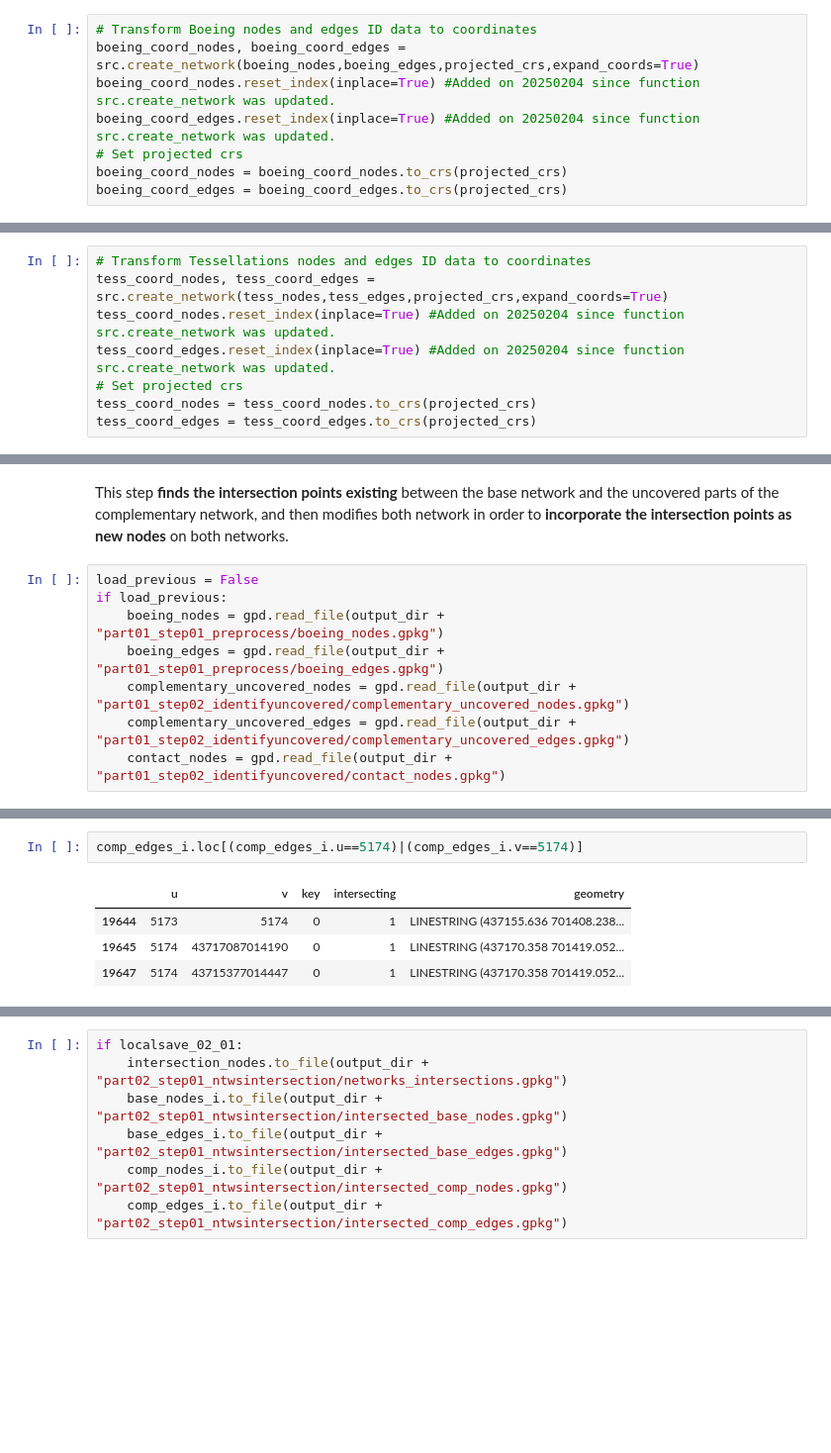
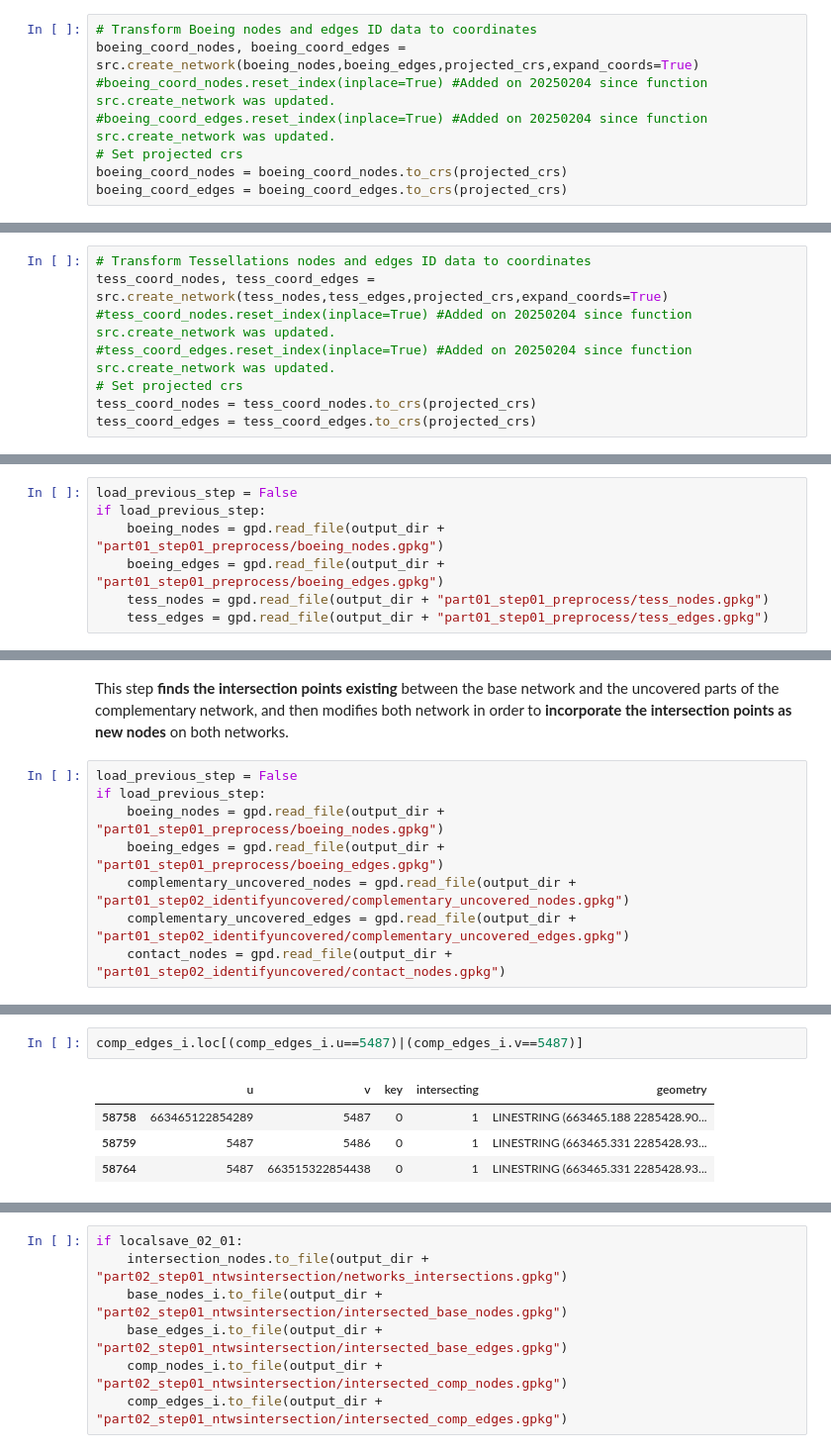
Before and after one commit to Observatorio-Ciudades/vref_walkability_index, a Jupyter notebook: notebooks/01_PL_04_Combine_networks.ipynb, the cells around one changed output, grey strips where cells are left out. Shown at 99% size. Saved outputs shown, nothing was run; the diff lists cells and outputs as text; blank space fills up the shorter version.

Commit message:
Guadalajara combine networks WIP02

```diff
--- a/notebooks/01_PL_04_Combine_networks.ipynb
+++ b/notebooks/01_PL_04_Combine_networks.ipynb
@@ -1444,8 +1496,8 @@ EPSG:32613
 # %%
 # Transform Boeing nodes and edges ID data to coordinates
 boeing_coord_nodes, boeing_coord_edges = src.create_network(boeing_nodes,boeing_edges,projected_crs,expand_coords=True)
-boeing_coord_nodes.reset_index(inplace=True) #Added on 20250204 since function src.create_network was updated.
-boeing_coord_edges.reset_index(inplace=True) #Added on 20250204 since function src.create_network was updated.
+#boeing_coord_nodes.reset_index(inplace=True) #Added on 20250204 since function src.create_network was updated.
+#boeing_coord_edges.reset_index(inplace=True) #Added on 20250204 since function src.create_network was updated.
 # Set projected crs
 boeing_coord_nodes = boeing_coord_nodes.to_crs(projected_crs)
 boeing_coord_edges = boeing_coord_edges.to_crs(projected_crs)
@@ -1560,8 +1628,8 @@ EPSG:32613
 # %%
 # Transform Tessellations nodes and edges ID data to coordinates
 tess_coord_nodes, tess_coord_edges = src.create_network(tess_nodes,tess_edges,projected_crs,expand_coords=True)
-tess_coord_nodes.reset_index(inplace=True) #Added on 20250204 since function src.create_network was updated.
-tess_coord_edges.reset_index(inplace=True) #Added on 20250204 since function src.create_network was updated.
+#tess_coord_nodes.reset_index(inplace=True) #Added on 20250204 since function src.create_network was updated.
+#tess_coord_edges.reset_index(inplace=True) #Added on 20250204 since function src.create_network was updated.
 # Set projected crs
 tess_coord_nodes = tess_coord_nodes.to_crs(projected_crs)
 tess_coord_edges = tess_coord_edges.to_crs(projected_crs)
@@ -1763,6 +1858,13 @@ complementary_network: tessellations
 4. Select the complementary_nodes that connect to the uncovered edges found
 5. Find the nodes that would be used to connect the uncovered part of the complementary network to the base network
 6. Identify and shorten edges that extend into the base network and would be useful to create further connections
+# %%
+load_previous_step = False
+if load_previous_step:
+    boeing_nodes = gpd.read_file(output_dir + "part01_step01_preprocess/boeing_nodes.gpkg")
+    boeing_edges = gpd.read_file(output_dir + "part01_step01_preprocess/boeing_edges.gpkg")
+    tess_nodes = gpd.read_file(output_dir + "part01_step01_preprocess/tess_nodes.gpkg")
+    tess_edges = gpd.read_file(output_dir + "part01_step01_preprocess/tess_edges.gpkg")
 # %%
 # Run identify_uncovered function
 distance = 10
@@ -1800,8 +1902,8 @@ if localsave_01_02:
 # %% [markdown]
 This step __finds the intersection points existing__ between the base network and the uncovered parts of the complementary network, and then modifies both network in order to __incorporate the intersection points as new nodes__ on both networks.
 # %%
-load_previous = False
-if load_previous:
+load_previous_step = False
+if load_previous_step:
     boeing_nodes = gpd.read_file(output_dir + "part01_step01_preprocess/boeing_nodes.gpkg")
     boeing_edges = gpd.read_file(output_dir + "part01_step01_preprocess/boeing_edges.gpkg")
     complementary_uncovered_nodes = gpd.read_file(output_dir + "part01_step02_identifyuncovered/complementary_uncovered_nodes.gpkg")
@@ -1960,10 +2080,10 @@ Dropped mirrored edge_ids: ['2585435207169802330', '4477435655968997000', '51744
 # %%
-comp_edges_i.loc[(comp_edges_i.u==5174)|(comp_edges_i.v==5174)]
+comp_edges_i.loc[(comp_edges_i.u==5487)|(comp_edges_i.v==5487)]
 # %% [output]
 |  | u | v | key | intersecting | geometry |
-| 19644 | 5173 | 5174 | 0 | 1 | LINESTRING (437155.636 701408.238... |
-| 19645 | 5174 | 43717087014190 | 0 | 1 | LINESTRING (437170.358 701419.052... |
-| 19647 | 5174 | 43715377014447 | 0 | 1 | LINESTRING (437170.358 701419.052... |
+| 58758 | 663465122854289 | 5487 | 0 | 1 | LINESTRING (663465.188 2285428.90... |
+| 58759 | 5487 | 5486 | 0 | 1 | LINESTRING (663465.331 2285428.93... |
+| 58764 | 5487 | 663515322854438 | 0 | 1 | LINESTRING (663465.331 2285428.93... |
 # %%
 print(comp_edges_i.shape)
 comp_edges_i.head(2)
```
Also changed, not shown: parts of 53 cells of this notebook, 4 other files.
